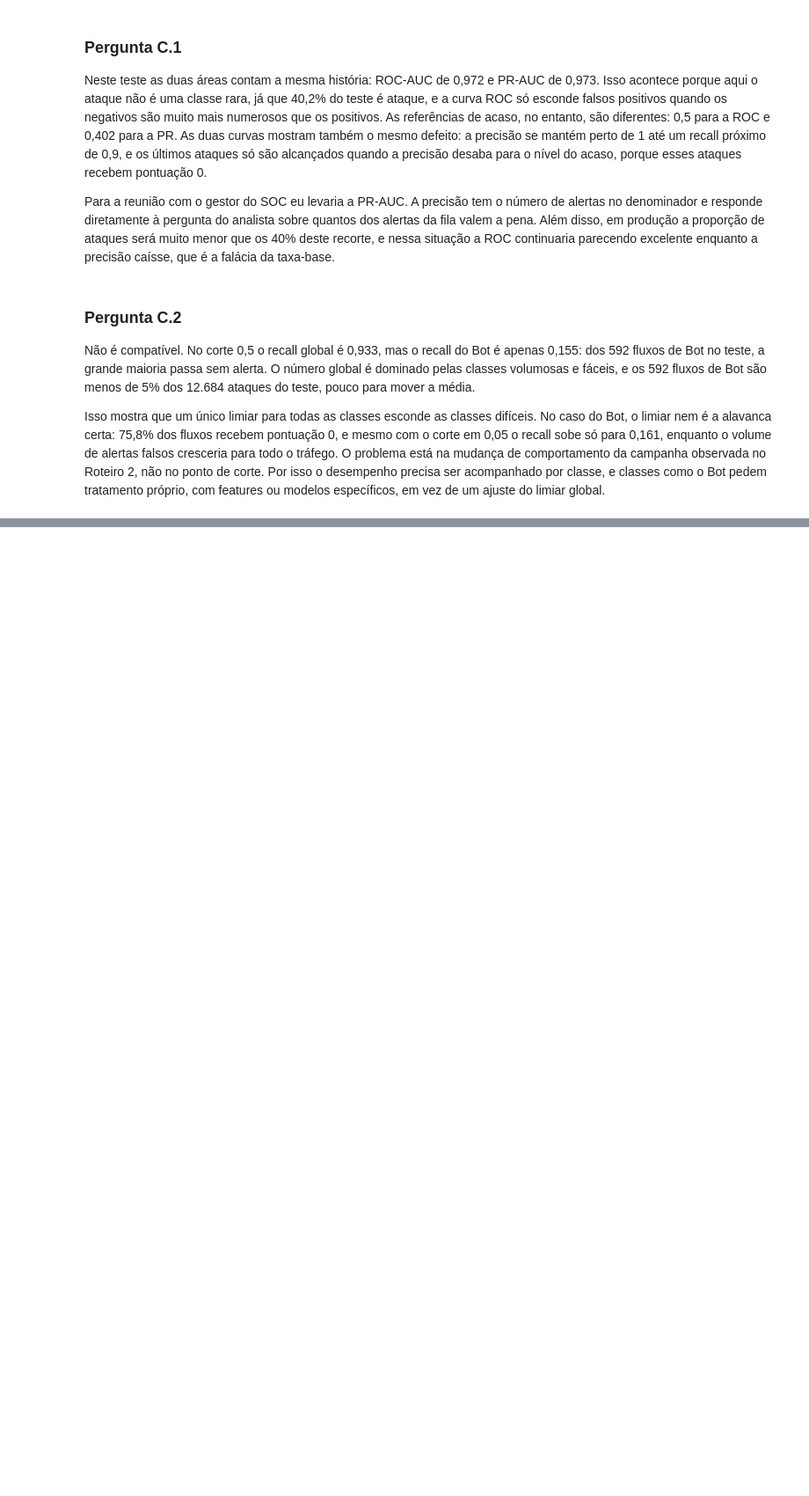
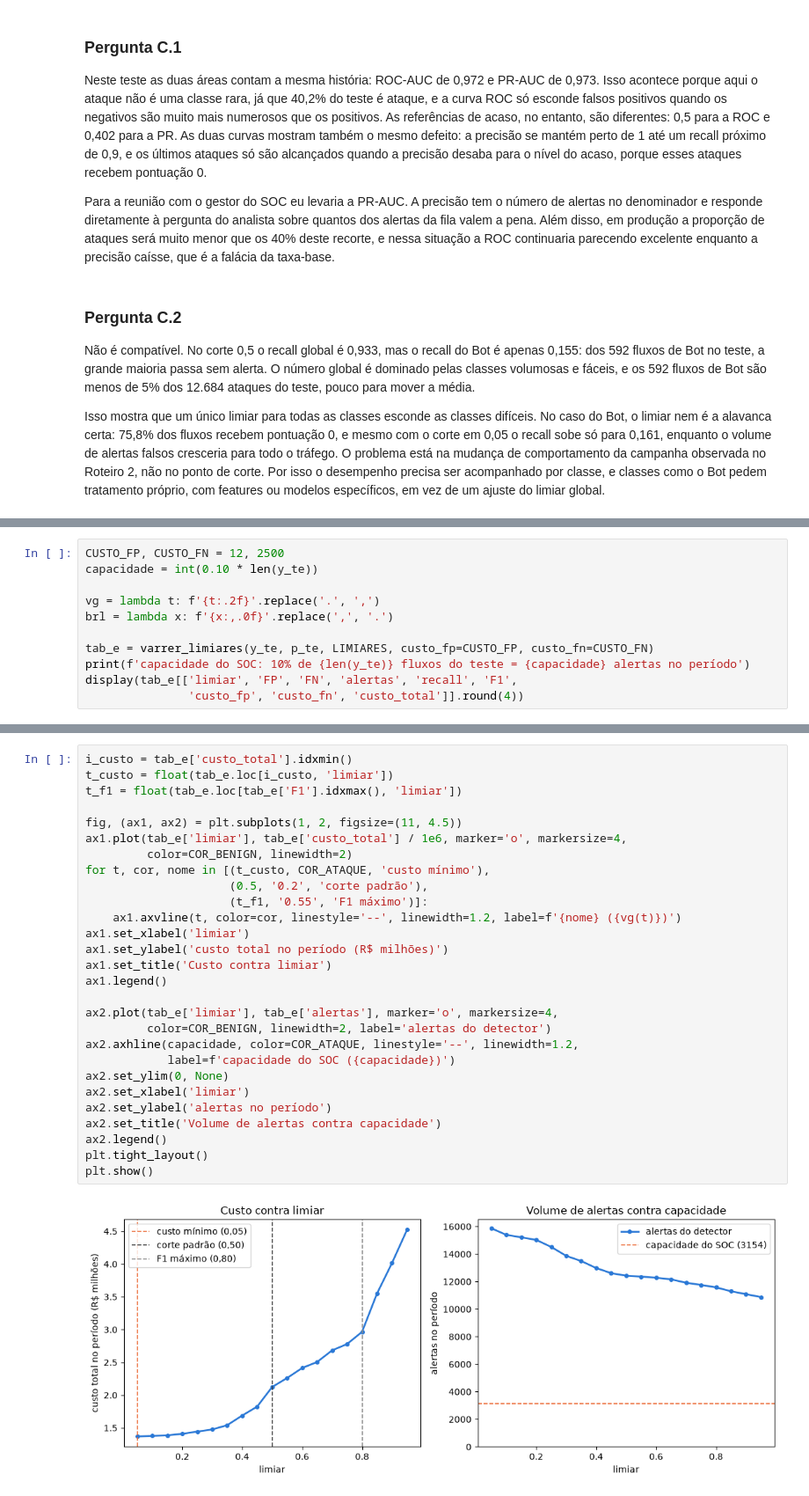
Before and after one commit to phbrandi/pi-ia_cyber, a Jupyter notebook: avaliacao_025bc8.ipynb, the cells around one changed output, grey strips where cells are left out. Shown at 88% size. Drawn from its saved outputs; the diff is of its cells as text; blank space fills up the shorter version.

```diff
--- a/avaliacao_025bc8.ipynb
+++ b/avaliacao_025bc8.ipynb
@@ -244,0 +338,11 @@ Isso mostra que um único limiar para todas as classes esconde as classes difíc
+# %%
+CUSTO_FP, CUSTO_FN = 12, 2500
+capacidade = int(0.10 * len(y_te))
+
+vg = lambda t: f'{t:.2f}'.replace('.', ',')
+brl = lambda x: f'{x:,.0f}'.replace(',', '.')
+
+tab_e = varrer_limiares(y_te, p_te, LIMIARES, custo_fp=CUSTO_FP, custo_fn=CUSTO_FN)
+print(f'capacidade do SOC: 10% de {len(y_te)} fluxos do teste = {capacidade} alertas no período')
+display(tab_e[['limiar', 'FP', 'FN', 'alertas', 'recall', 'F1',
+               'custo_fp', 'custo_fn', 'custo_total']].round(4))
@@ -244,0 +368,30 @@ Isso mostra que um único limiar para todas as classes esconde as classes difíc
+# %%
+i_custo = tab_e['custo_total'].idxmin()
+t_custo = float(tab_e.loc[i_custo, 'limiar'])
+t_f1 = float(tab_e.loc[tab_e['F1'].idxmax(), 'limiar'])
+
+fig, (ax1, ax2) = plt.subplots(1, 2, figsize=(11, 4.5))
+ax1.plot(tab_e['limiar'], tab_e['custo_total'] / 1e6, marker='o', markersize=4,
+         color=COR_BENIGN, linewidth=2)
+for t, cor, nome in [(t_custo, COR_ATAQUE, 'custo mínimo'),
+                     (0.5, '0.2', 'corte padrão'),
+                     (t_f1, '0.55', 'F1 máximo')]:
+    ax1.axvline(t, color=cor, linestyle='--', linewidth=1.2, label=f'{nome} ({vg(t)})')
+ax1.set_xlabel('limiar')
+ax1.set_ylabel('custo total no período (R$ milhões)')
+ax1.set_title('Custo contra limiar')
+ax1.legend()
+
+ax2.plot(tab_e['limiar'], tab_e['alertas'], marker='o', markersize=4,
+         color=COR_BENIGN, linewidth=2, label='alertas do detector')
+ax2.axhline(capacidade, color=COR_ATAQUE, linestyle='--', linewidth=1.2,
+            label=f'capacidade do SOC ({capacidade})')
+ax2.set_ylim(0, None)
+ax2.set_xlabel('limiar')
+ax2.set_ylabel('alertas no período')
+ax2.set_title('Volume de alertas contra capacidade')
+ax2.legend()
+plt.tight_layout()
+plt.show()
+# %% [output]
+[figure, added]
```
Also changed, not shown: parts of 18 cells of this notebook, 5 other files.
